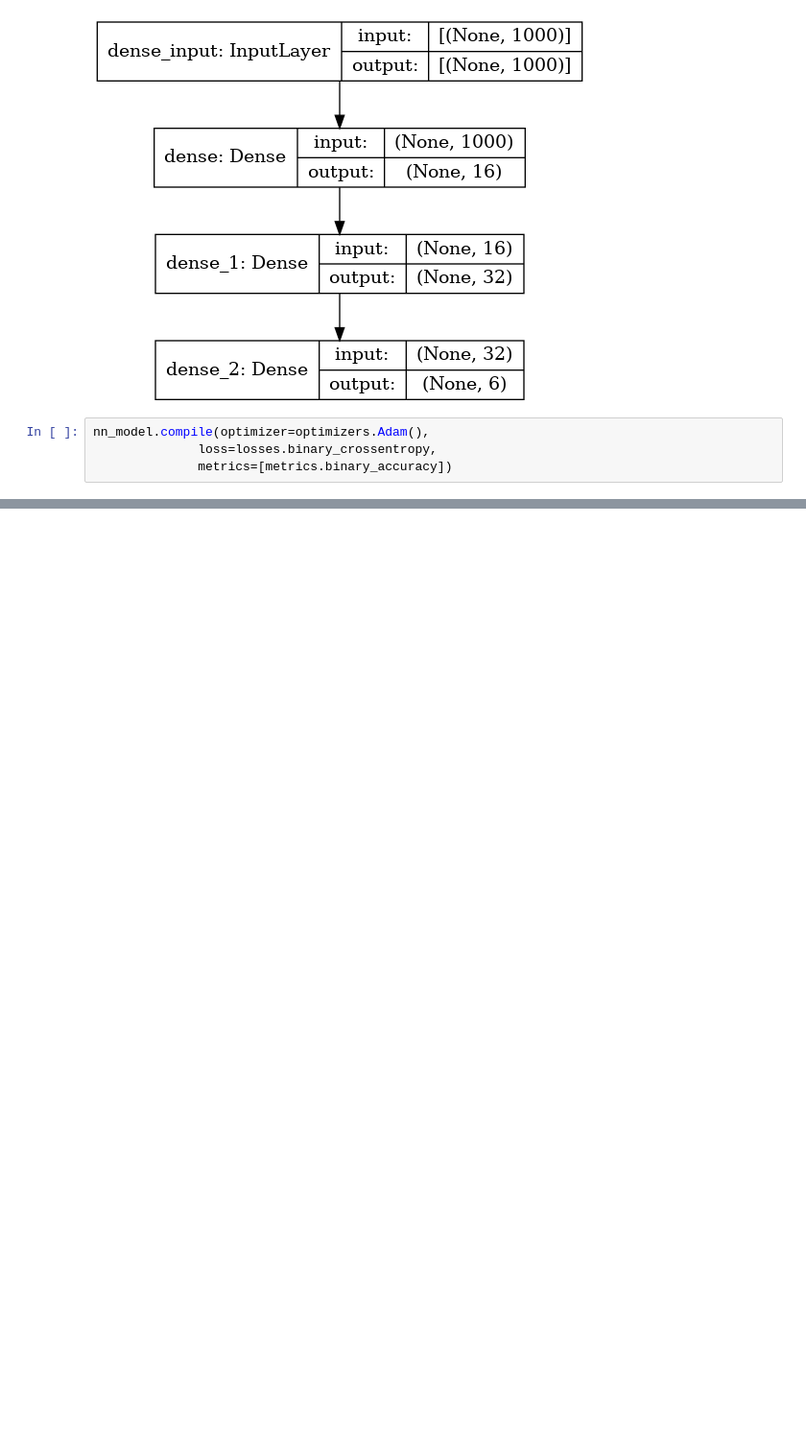
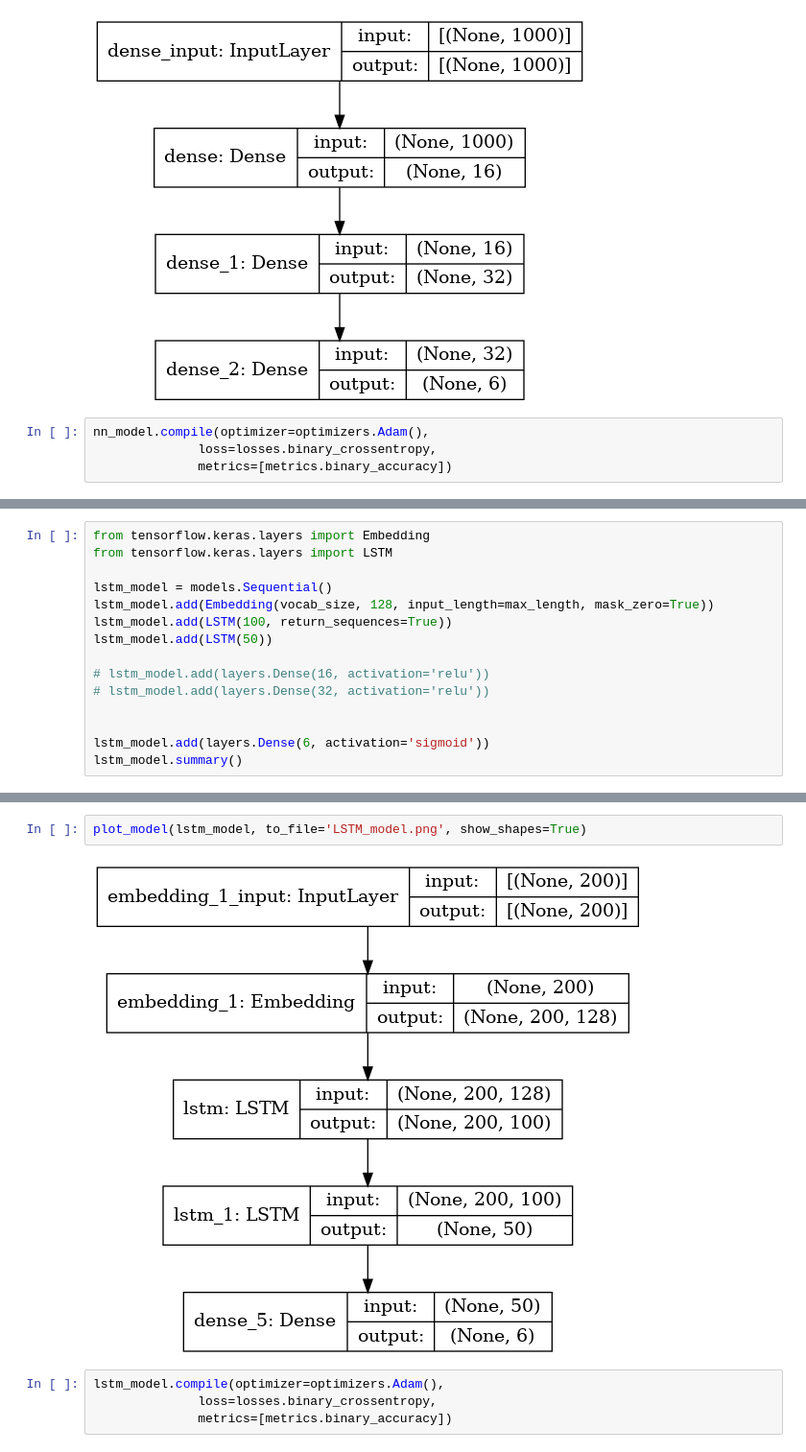
Before and after one commit to lauren-safwat/Toxic-Comment-Classification, a Jupyter notebook: toxic-comment-classification.ipynb, the cells around one changed output, grey strips where cells are left out. Shown: that part at 96% size. Cells and saved outputs as stored; diff of their text form; blank space fills up the shorter version.

```diff
--- a/toxic-comment-classification.ipynb
+++ b/toxic-comment-classification.ipynb
@@ -499,0 +626,15 @@ preds
+# %%
+from tensorflow.keras.layers import Embedding
+from tensorflow.keras.layers import LSTM
+
+lstm_model = models.Sequential()
+lstm_model.add(Embedding(vocab_size, 128, input_length=max_length, mask_zero=True))
+lstm_model.add(LSTM(100, return_sequences=True))
+lstm_model.add(LSTM(50))
+
+# lstm_model.add(layers.Dense(16, activation='relu'))
+# lstm_model.add(layers.Dense(32, activation='relu'))
+
+
+lstm_model.add(layers.Dense(6, activation='sigmoid'))
+lstm_model.summary()
@@ -499,0 +658,8 @@ preds
+# %%
+plot_model(lstm_model, to_file='LSTM_model.png', show_shapes=True)
+# %% [output]
+[figure, added]
+# %%
+lstm_model.compile(optimizer=optimizers.Adam(),
+              loss=losses.binary_crossentropy,
+              metrics=[metrics.binary_accuracy])
```
Also changed, not shown: parts of 48 cells of this notebook.
